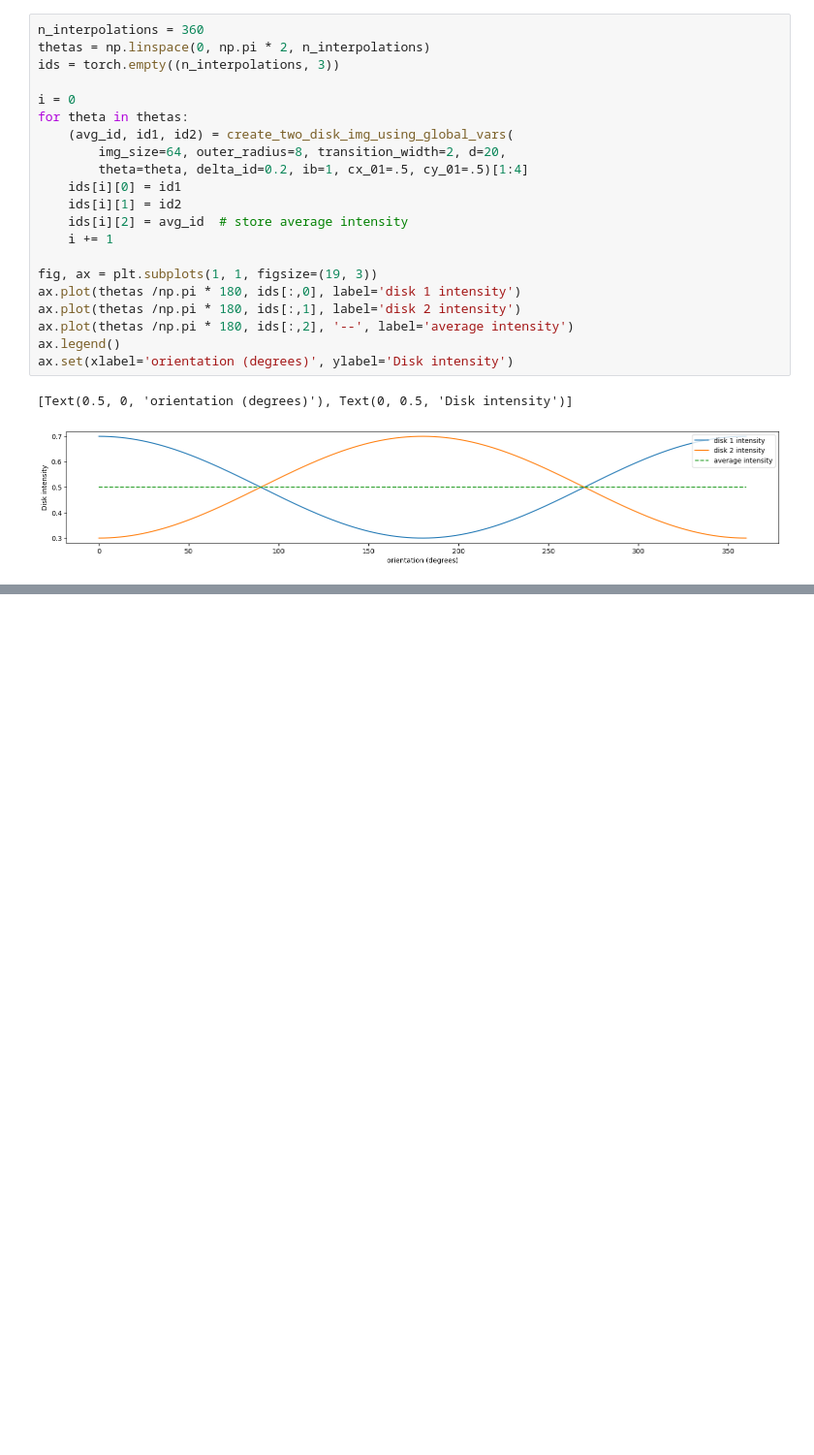
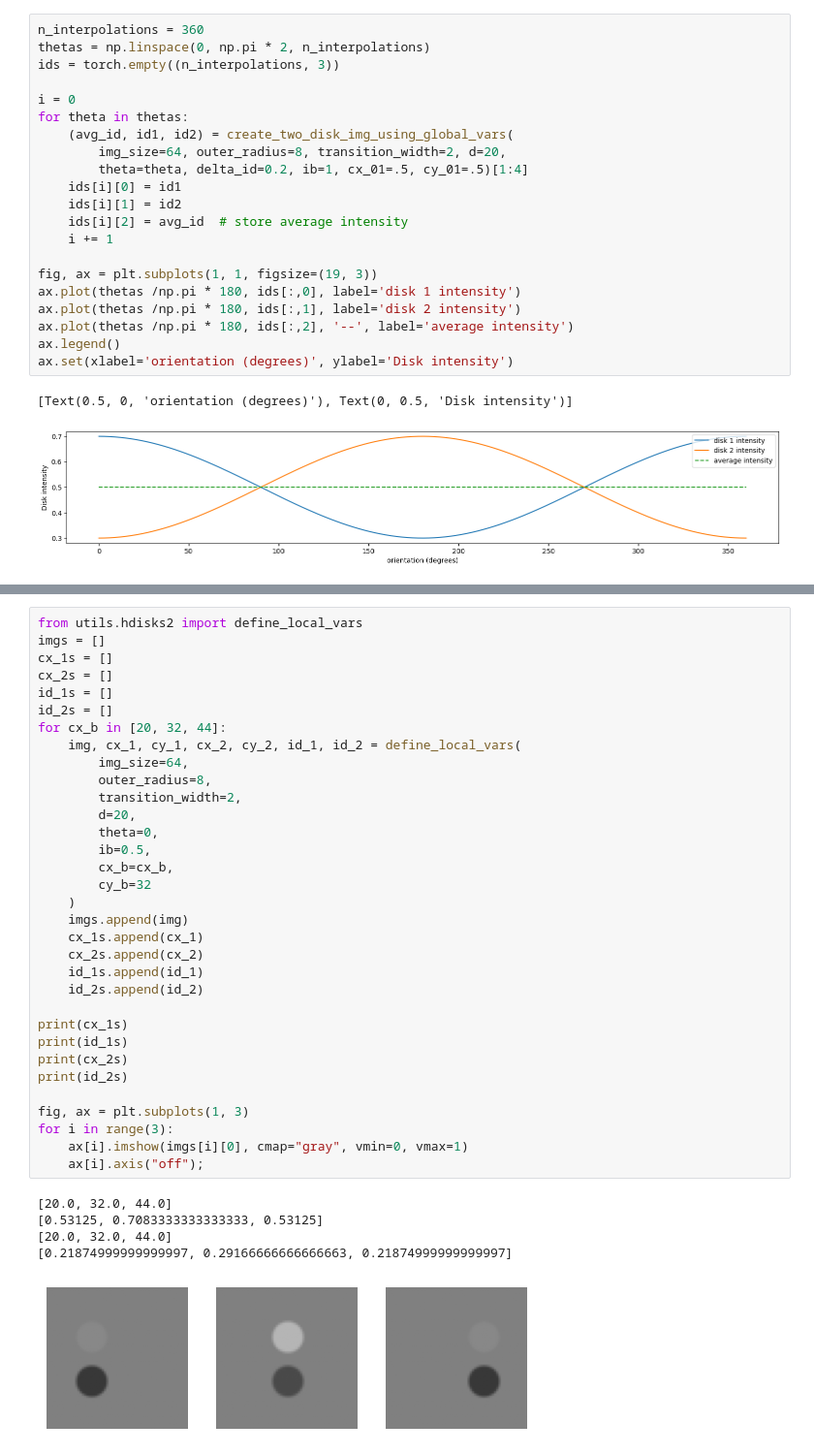
Before and after one commit to lyob/hdiva, a Jupyter notebook: a_datasets/disks.ipynb, the cells around one changed output, grey strips where cells are left out. Shown at 97% size. Drawn from its saved outputs; the diff is of its cells as text; blank space fills up the shorter version.

```diff
--- a/a_datasets/disks.ipynb
+++ b/a_datasets/disks.ipynb
@@ -308,0 +346,39 @@ fig.tight_layout()
+# %%
+from utils.hdisks2 import define_local_vars
+imgs = []
+cx_1s = []
+cx_2s = []
+id_1s = []
+id_2s = []
+for cx_b in [20, 32, 44]:
+    img, cx_1, cy_1, cx_2, cy_2, id_1, id_2 = define_local_vars(
+        img_size=64,
+        outer_radius=8,
+        transition_width=2,
+        d=20,
+        theta=0,
+        ib=0.5,
+        cx_b=cx_b,
+        cy_b=32
+    )
+    imgs.append(img)
+    cx_1s.append(cx_1)
+    cx_2s.append(cx_2)
+    id_1s.append(id_1)
+    id_2s.append(id_2)
+
+print(cx_1s)
+print(id_1s)
+print(cx_2s)
+print(id_2s)
+
+fig, ax = plt.subplots(1, 3)
+for i in range(3):
+    ax[i].imshow(imgs[i][0], cmap="gray", vmin=0, vmax=1)
+    ax[i].axis("off");
+# %% [output]
+[20.0, 32.0, 44.0]
+[0.53125, 0.7083333333333333, 0.53125]
+[20.0, 32.0, 44.0]
+[0.21874999999999997, 0.29166666666666663, 0.21874999999999997]
+[figure, added]
```
Also changed, not shown: parts of 11 cells of this notebook, 8 other files.
